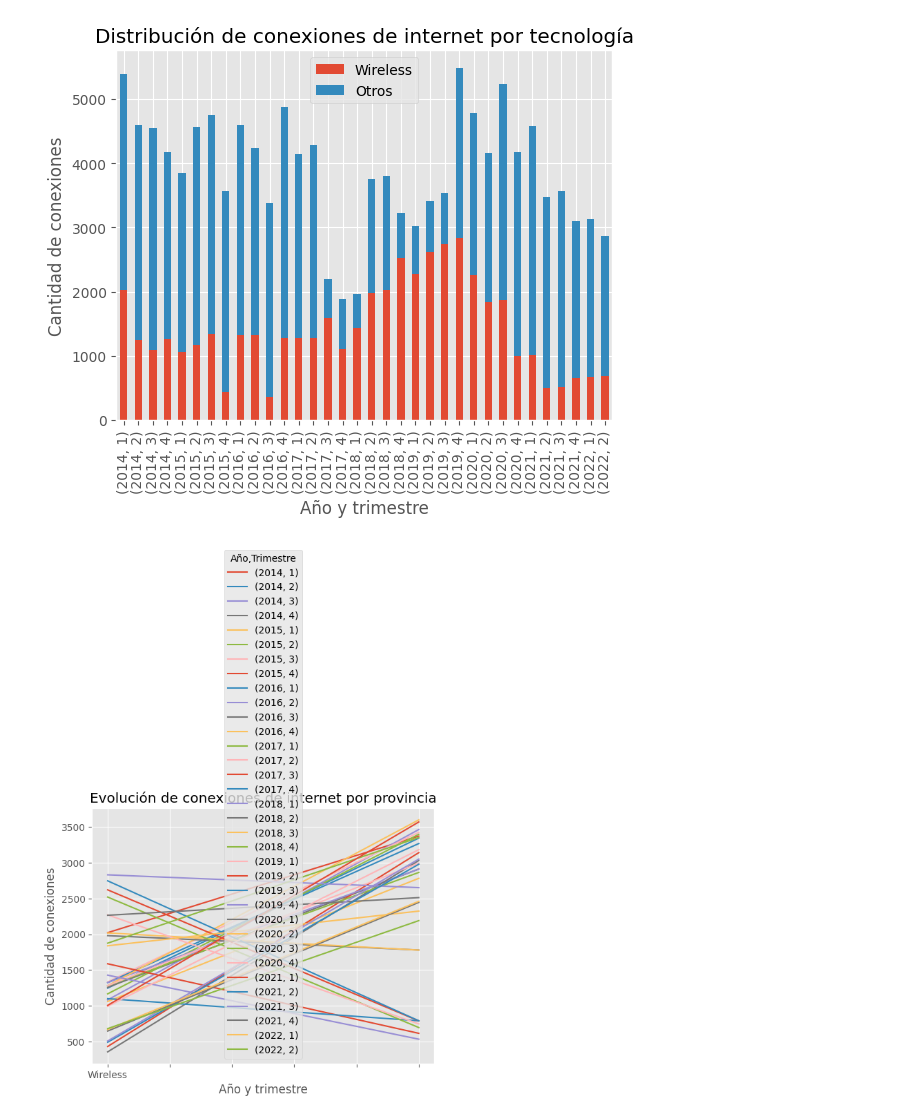
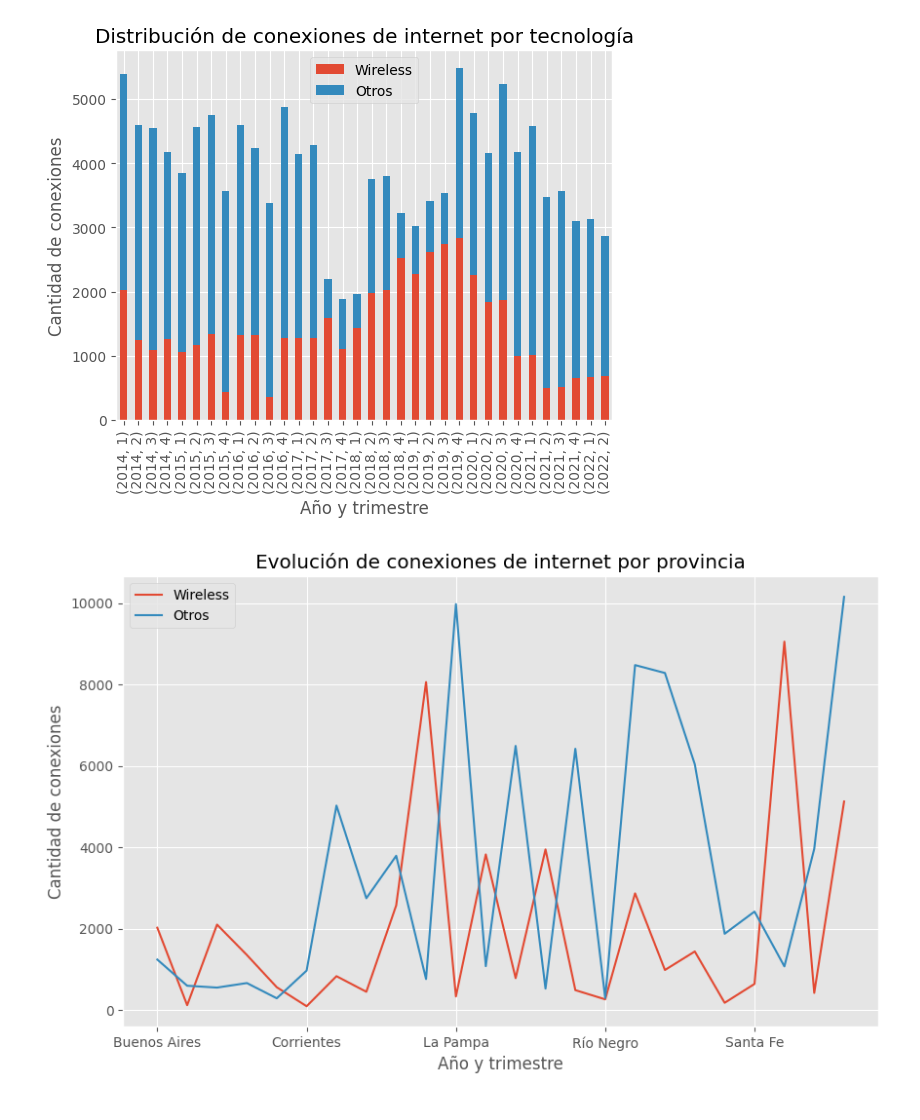
Before and after one commit to AngelZavaleta/PruebaT-cnicaNexion, a Jupyter notebook: eda_internet.ipynb, the cells around one changed output. Drawn from its saved outputs; the diff is of its cells as text; code cells hidden in the pictures.

```diff
--- a/eda_internet.ipynb
+++ b/eda_internet.ipynb
@@ -111,0 +132,23 @@ df_tecnologias
+# %%
+#Esta funcion fue necesaria para corregir el problema de los decimales. en Cablemodem, Fibraoptica y Total
+def convert_decimal_separator(value):
+    if isinstance(value, str) and '.' in value:
+        parts = value.split('.')
+        if len(parts) == 3:
+            integer_part = int(parts[0]) * 1000 + int(parts[1])
+            decimal_part = float('.' + parts[2])
+            return f'{integer_part + decimal_part:.3f}'
+        elif len(parts) == 2:
+            integer_part = int(parts[0])
+            decimal_part = float('.' + parts[1])
+            return f'{integer_part + decimal_part:.3f}'
+    return value
+# %%
+filtro = df_tecnologias['Cablemodem'].notna() & df_tecnologias['Cablemodem'].str.contains('\.\d{3}\.\d{3}')
+df_tecnologias.loc[filtro, 'Cablemodem'] = df_tecnologias.loc[filtro, 'Cablemodem'].dropna().apply(convert_decimal_separator).astype(float)
+# %%
+filtro = df_tecnologias['Fibra óptica'].notna() & df_tecnologias['Fibra óptica'].str.contains('\.\d{3}\.\d{3}')
+df_tecnologias.loc[filtro, 'Fibra óptica'] = df_tecnologias.loc[filtro, 'Fibra óptica'].dropna().apply(convert_decimal_separator).astype(float)
+# %%
+filtro = df_tecnologias['Total'].notna() & df_tecnologias['Total'].str.contains('\.\d{3}\.\d{3}')
+df_tecnologias.loc[filtro, 'Total'] = df_tecnologias.loc[filtro, 'Total'].dropna().apply(convert_decimal_separator).astype(float)
@@ -249,16 +308,17 @@ plt.show()
 # %%
 # Agrupar los datos por provincia y sumar por año y trimestre
 datos_grafica2 = df_tecnologias.groupby(['Provincia']).sum()
 
 # Crear un gráfico de líneas
-datos_grafica.T.plot()
+fig, ax = plt.subplots(figsize=(10, 6))
+datos_grafica2.plot(ax=ax)
 
 # Agregar título y etiquetas de eje
-plt.title('Evolución de conexiones de internet por provincia')
-plt.xlabel('Año y trimestre')
-plt.ylabel('Cantidad de conexiones')
+ax.set_title('Evolución de conexiones de internet por provincia')
+ax.set_xlabel('Año y trimestre')
+ax.set_ylabel('Cantidad de conexiones')
 
 # Mostrar el gráfico
 plt.show()
 # %% [output]
-[figure, old version]
+[figure, new version]
```
Also changed, not shown: parts of 7 cells of this notebook.
